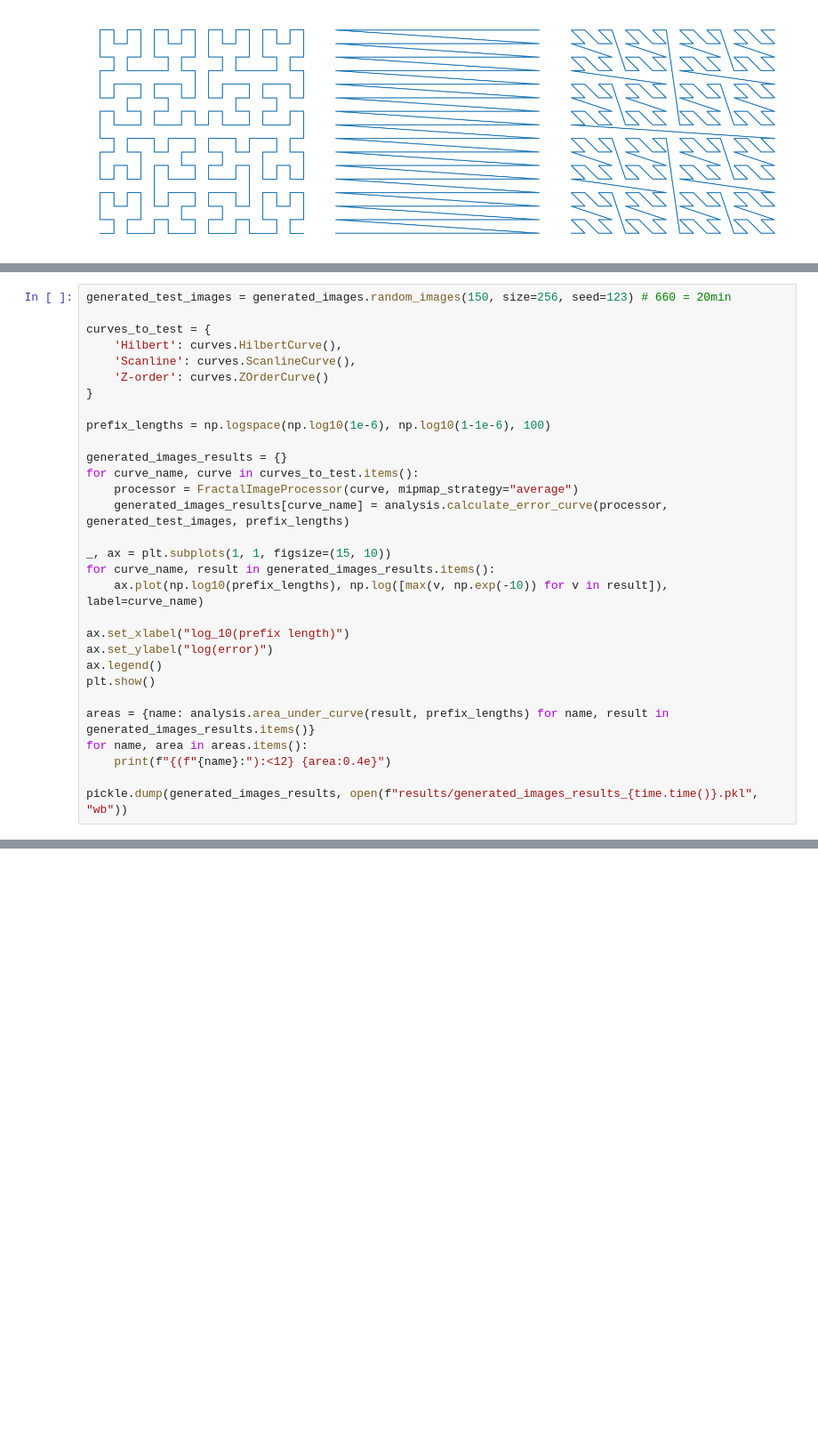
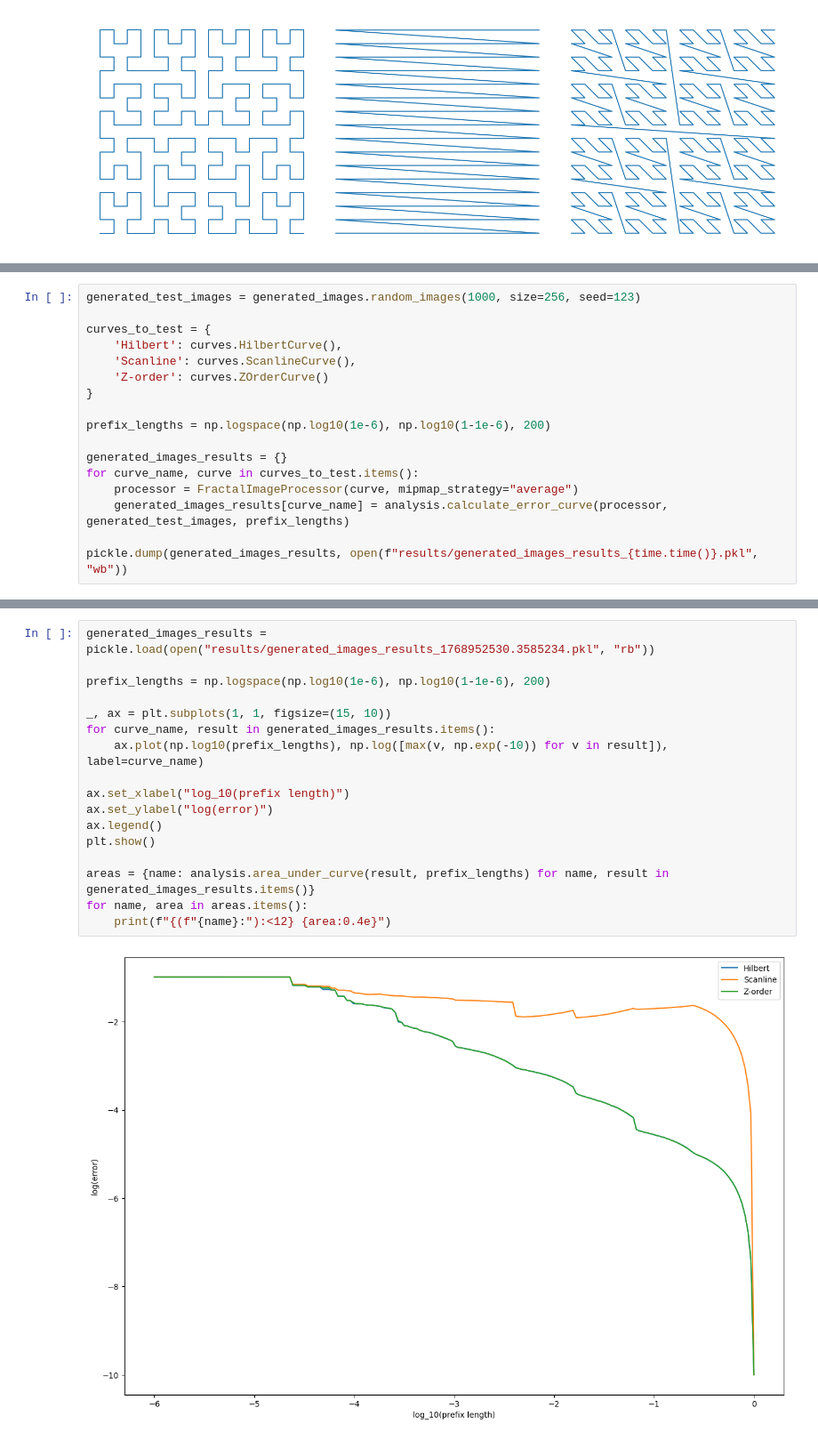
Before and after one commit to jacekkulma/fractal-prefix-image-format, a Jupyter notebook: report.ipynb, the cells around one changed output, grey strips where cells are left out. Shown at 89% size. Drawn from its saved outputs; the diff is of its cells as text; blank space fills up the shorter version.

```diff
--- a/report.ipynb
+++ b/report.ipynb
@@ -145,5 +147,5 @@ Z-order:     6.7197e-01
 # %%
-generated_test_images = generated_images.random_images(150, size=256, seed=123) # 660 = 20min
+generated_test_images = generated_images.random_images(1000, size=256, seed=123)
 
 curves_to_test = {
     'Hilbert': curves.HilbertCurve(),
@@ -151,24 +153,11 @@ curves_to_test = {
     'Z-order': curves.ZOrderCurve()
 }
 
-prefix_lengths = np.logspace(np.log10(1e-6), np.log10(1-1e-6), 100)
+prefix_lengths = np.logspace(np.log10(1e-6), np.log10(1-1e-6), 200)
 
 generated_images_results = {}
 for curve_name, curve in curves_to_test.items():
     processor = FractalImageProcessor(curve, mipmap_strategy="average")
     generated_images_results[curve_name] = analysis.calculate_error_curve(processor, generated_test_images, prefix_lengths)
 
-_, ax = plt.subplots(1, 1, figsize=(15, 10))
-for curve_name, result in generated_images_results.items():
-    ax.plot(np.log10(prefix_lengths), np.log([max(v, np.exp(-10)) for v in result]), label=curve_name)
-
-ax.set_xlabel("log_10(prefix length)")
-ax.set_ylabel("log(error)")
-ax.legend()
-plt.show()
-
-areas = {name: analysis.area_under_curve(result, prefix_lengths) for name, result in generated_images_results.items()}
-for name, area in areas.items():
-    print(f"{(f"{name}:"):<12} {area:0.4e}")
-
 pickle.dump(generated_images_results, open(f"results/generated_images_results_{time.time()}.pkl", "wb"))
@@ -179,0 +164,19 @@ Z-order:     4.7093e-03
+# %%
+generated_images_results = pickle.load(open("results/generated_images_results_1768952530.3585234.pkl", "rb"))
+
+prefix_lengths = np.logspace(np.log10(1e-6), np.log10(1-1e-6), 200)
+
+_, ax = plt.subplots(1, 1, figsize=(15, 10))
+for curve_name, result in generated_images_results.items():
+    ax.plot(np.log10(prefix_lengths), np.log([max(v, np.exp(-10)) for v in result]), label=curve_name)
+
+ax.set_xlabel("log_10(prefix length)")
+ax.set_ylabel("log(error)")
+ax.legend()
+plt.show()
+
+areas = {name: analysis.area_under_curve(result, prefix_lengths) for name, result in generated_images_results.items()}
+for name, area in areas.items():
+    print(f"{(f"{name}:"):<12} {area:0.4e}")
+# %% [output]
+[figure, added]
```
Also changed, not shown: parts of 6 cells of this notebook, 5 other files.
